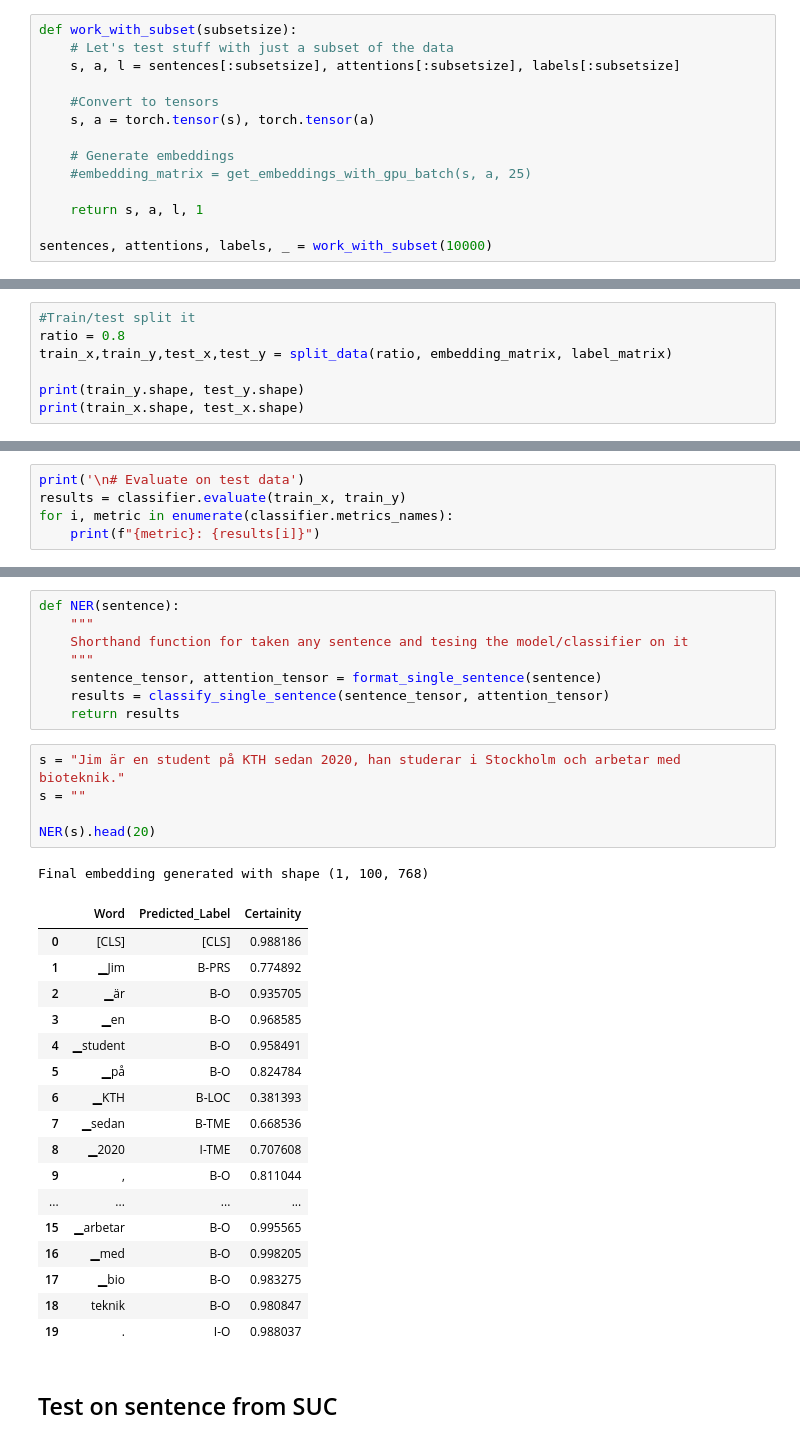
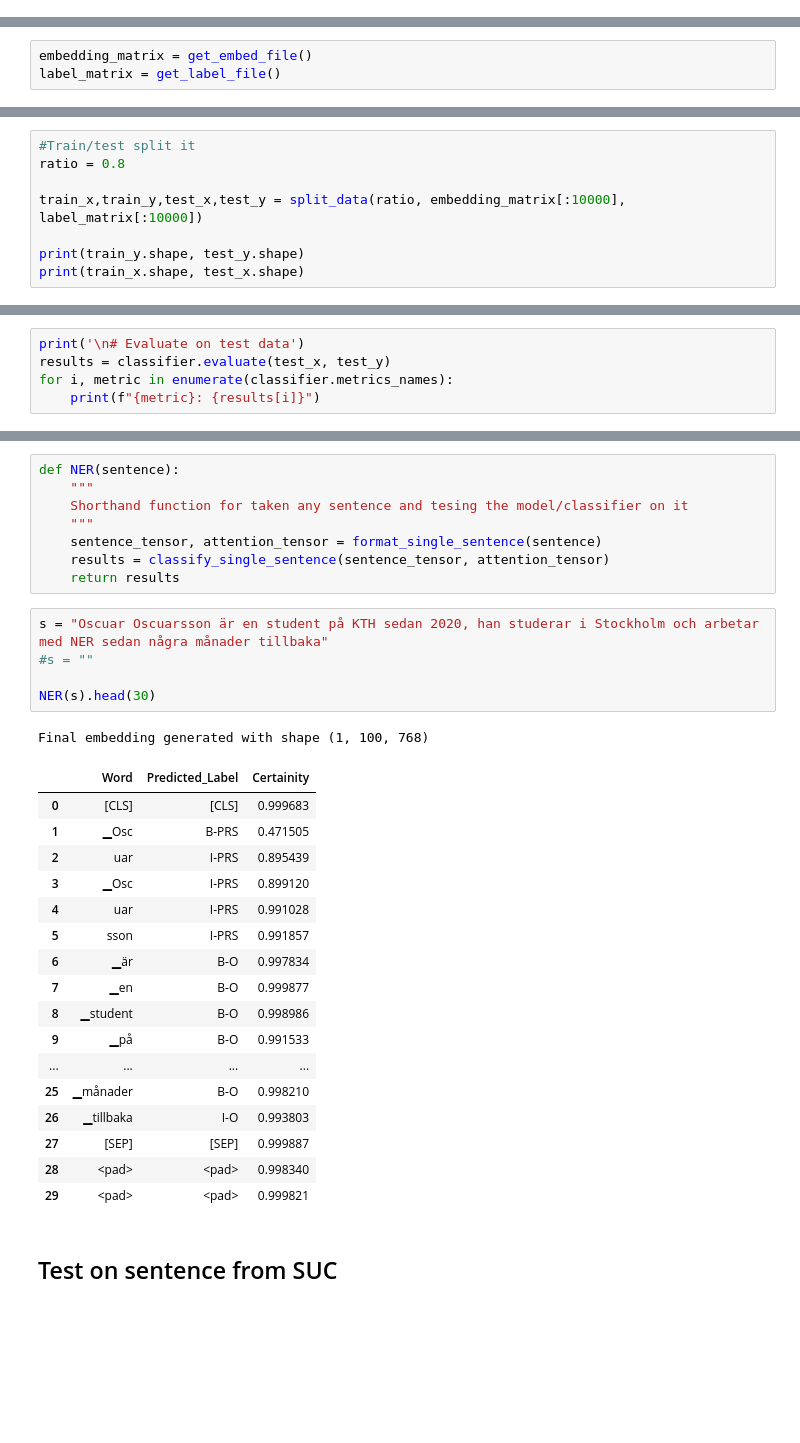
Before and after one commit to laureleo/thesis, a Jupyter notebook: notebooks/main.ipynb, the cells around one changed output, grey strips where cells are left out. Saved outputs shown, nothing was run; the diff lists cells and outputs as text; blank space fills up the shorter version.

```diff
--- a/notebooks/main.ipynb
+++ b/notebooks/main.ipynb
@@ -172,17 +259,3 @@ tokenizer.add_tokens(label_list.tolist())
 model.resize_token_embeddings(len(tokenizer))
 # %% [output]
 Embedding(50030, 128)
-# %%
-def work_with_subset(subsetsize):
-    # Let's test stuff with just a subset of the data
-    s, a, l = sentences[:subsetsize], attentions[:subsetsize], labels[:subsetsize]
-
-    #Convert to tensors
-    s, a = torch.tensor(s), torch.tensor(a)
-
-    # Generate embeddings
-    #embedding_matrix = get_embeddings_with_gpu_batch(s, a, 25)
-
-    return s, a, l, 1
-
-sentences, attentions, labels, _ = work_with_subset(10000)
@@ -272,0 +293,3 @@ label_matrix = dummy_variable_representation.values.reshape(labels.shape[0], lab
+# %%
+embedding_matrix = get_embed_file()
+label_matrix = get_label_file()
@@ -273,7 +316,8 @@ label_matrix = dummy_variable_representation.values.reshape(labels.shape[0], lab
 # %%
 #Train/test split it
 ratio = 0.8
-train_x,train_y,test_x,test_y = split_data(ratio, embedding_matrix, label_matrix)
+
+train_x,train_y,test_x,test_y = split_data(ratio, embedding_matrix[:10000], label_matrix[:10000])
 
 print(train_y.shape, test_y.shape)
 print(train_x.shape, test_x.shape)
@@ -362,7 +409,7 @@ plt.show()
 # Evaluate
 # %%
 print('\n# Evaluate on test data')
-results = classifier.evaluate(train_x, train_y)
+results = classifier.evaluate(test_x, test_y)
 for i, metric in enumerate(classifier.metrics_names):
     print(f"{metric}: {results[i]}")
 # %% [output]
@@ -518,29 +579,29 @@ def NER(sentence):
     results = classify_single_sentence(sentence_tensor, attention_tensor)
     return results
 # %%
-s = "Jim är en student på KTH sedan 2020, han studerar i Stockholm och arbetar med bioteknik."
-s = ""
+s = "Oscuar Oscuarsson är en student på KTH sedan 2020, han studerar i Stockholm och arbetar med NER sedan några månader tillbaka"
+#s = ""
 
-NER(s).head(20)
+NER(s).head(30)
 # %% [output]
 Final embedding generated with shape (1, 100, 768)
 |  | Word | Predicted_Label | Certainity |
-| 0 | [CLS] | [CLS] | 0.988186 |
-| 1 | ▁Jim | B-PRS | 0.774892 |
-| 2 | ▁är | B-O | 0.935705 |
-| 3 | ▁en | B-O | 0.968585 |
-| 4 | ▁student | B-O | 0.958491 |
-| 5 | ▁på | B-O | 0.824784 |
-| 6 | ▁KTH | B-LOC | 0.381393 |
-| 7 | ▁sedan | B-TME | 0.668536 |
-| 8 | ▁2020 | I-TME | 0.707608 |
-| 9 | , | B-O | 0.811044 |
+| 0 | [CLS] | [CLS] | 0.999683 |
+| 1 | ▁Osc | B-PRS | 0.471505 |
+| 2 | uar | I-PRS | 0.895439 |
+| 3 | ▁Osc | I-PRS | 0.899120 |
+| 4 | uar | I-PRS | 0.991028 |
+| 5 | sson | I-PRS | 0.991857 |
+| 6 | ▁är | B-O | 0.997834 |
+| 7 | ▁en | B-O | 0.999877 |
+| 8 | ▁student | B-O | 0.998986 |
+| 9 | ▁på | B-O | 0.991533 |
 | ... | ... | ... | ... |
-| 15 | ▁arbetar | B-O | 0.995565 |
-| 16 | ▁med | B-O | 0.998205 |
-| 17 | ▁bio | B-O | 0.983275 |
-| 18 | teknik | B-O | 0.980847 |
-| 19 | . | I-O | 0.988037 |
+| 25 | ▁månader | B-O | 0.998210 |
+| 26 | ▁tillbaka | I-O | 0.993803 |
+| 27 | [SEP] | [SEP] | 0.999887 |
+| 28 | <pad> | <pad> | 0.998340 |
+| 29 | <pad> | <pad> | 0.999821 |
 # %% [markdown]
 ## Test on sentence from SUC
 # %%
```
Also changed, not shown: parts of 32 cells of this notebook, 1 other file.
